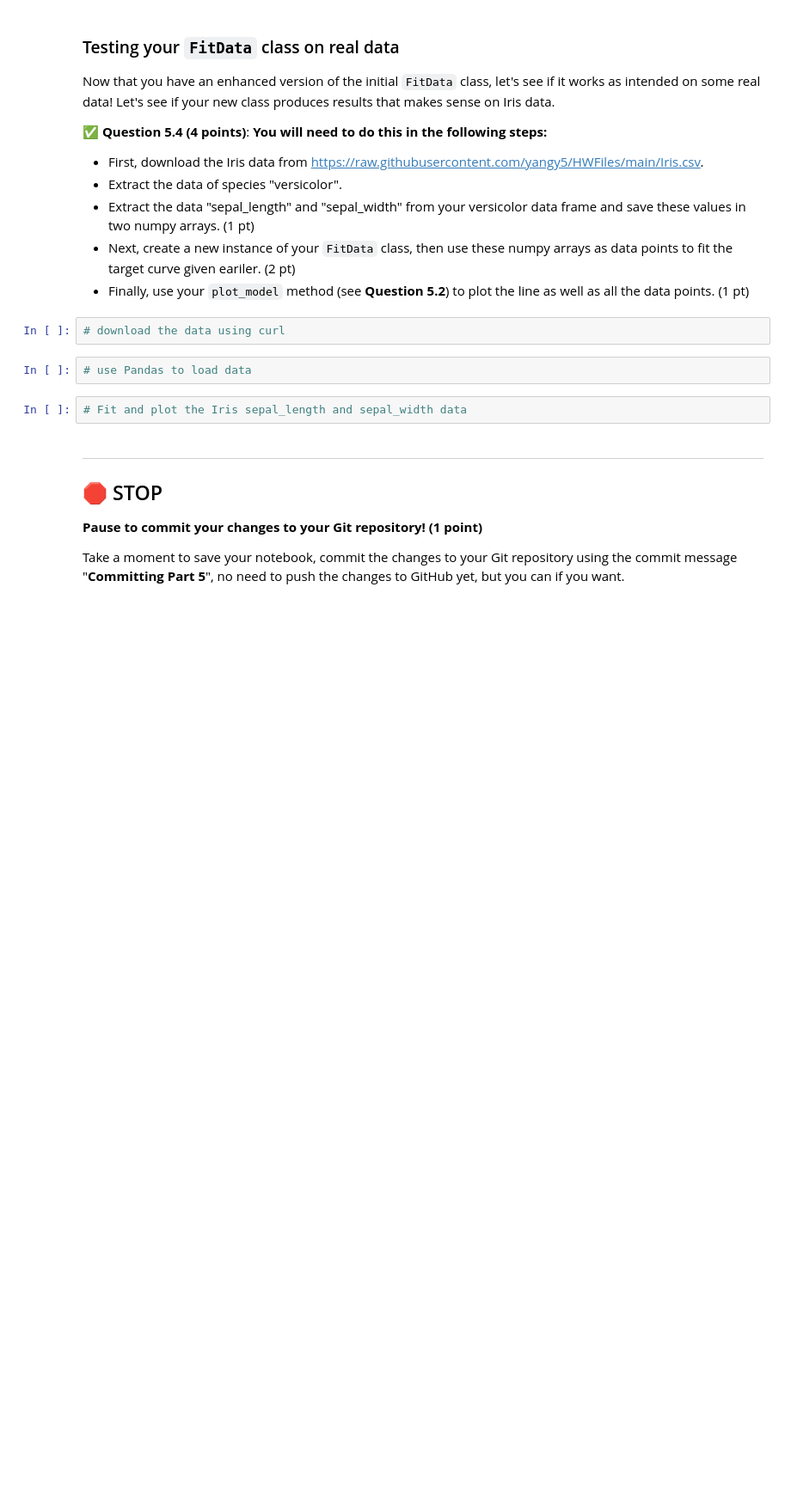
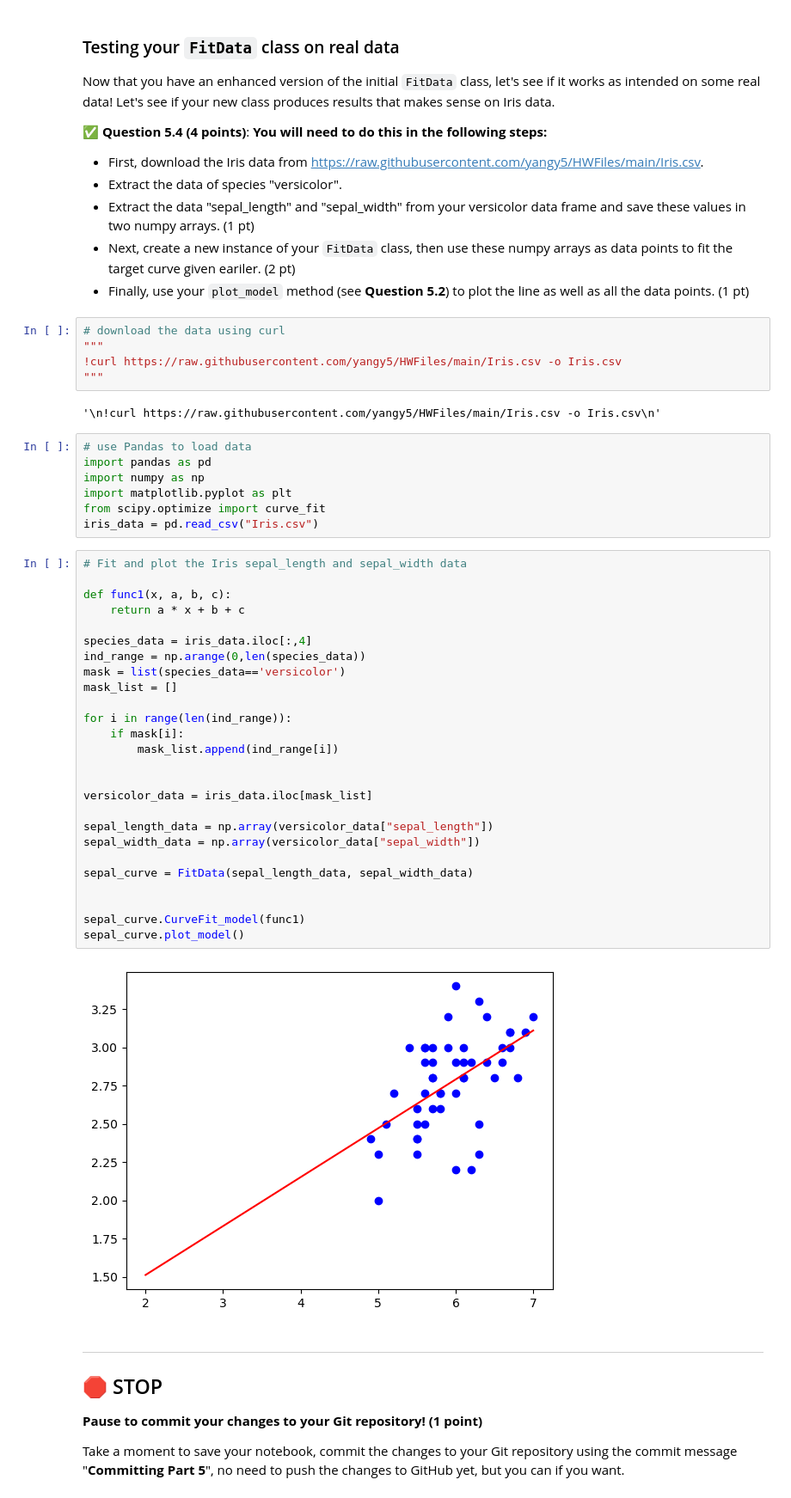
Before and after one commit to jackcienkus/CMSE202-s25-turnin, a Jupyter notebook: hw-01/HW-01_GitPracticeDebuggingPythonPackagesAndClasses-SS25-STUDENT.ipynb, the cells around one changed output. Shown: that part at 86% size. Drawn from its saved outputs; the diff is of its cells as text; blank space fills up the shorter version.

```diff
--- a/hw-01/HW-01_GitPracticeDebuggingPythonPackagesAndClasses-SS25-STUDENT.ipynb
+++ b/hw-01/HW-01_GitPracticeDebuggingPythonPackagesAndClasses-SS25-STUDENT.ipynb
@@ -656,10 +811,46 @@ Now that you have an enhanced version of the initial `FitData` class, let's see
  * Finally, use your `plot_model` method (see **Question 5.2**) to plot the line as well as all the data points. (1 pt)
 # %%
 # download the data using curl
+"""
+!curl https://raw.githubusercontent.com/yangy5/HWFiles/main/Iris.csv -o Iris.csv
+"""
+# %% [output]
+'\n!curl https://raw.githubusercontent.com/yangy5/HWFiles/main/Iris.csv -o Iris.csv\n'
-# %%
-# use Pandas to load data
-# %%
-# Fit and plot the Iris sepal_length and sepal_width data
+# %%
+# use Pandas to load data
+import pandas as pd
+import numpy as np
+import matplotlib.pyplot as plt
+from scipy.optimize import curve_fit
+iris_data = pd.read_csv("Iris.csv")
+# %%
+# Fit and plot the Iris sepal_length and sepal_width data
+
+def func1(x, a, b, c):
+    return a * x + b + c
+
+species_data = iris_data.iloc[:,4]
+ind_range = np.arange(0,len(species_data))
+mask = list(species_data=='versicolor')
+mask_list = []
+
+for i in range(len(ind_range)):
+    if mask[i]:
+        mask_list.append(ind_range[i])
+
+
+versicolor_data = iris_data.iloc[mask_list]
+
+sepal_length_data = np.array(versicolor_data["sepal_length"])
+sepal_width_data = np.array(versicolor_data["sepal_width"])
+
+sepal_curve = FitData(sepal_length_data, sepal_width_data)
+
+
+sepal_curve.CurveFit_model(func1)
+sepal_curve.plot_model()
+# %% [output]
+[figure, added]
 # %% [markdown]
 ---
 ## &#128721; STOP
```
Also changed, not shown: parts of 26 cells of this notebook.
